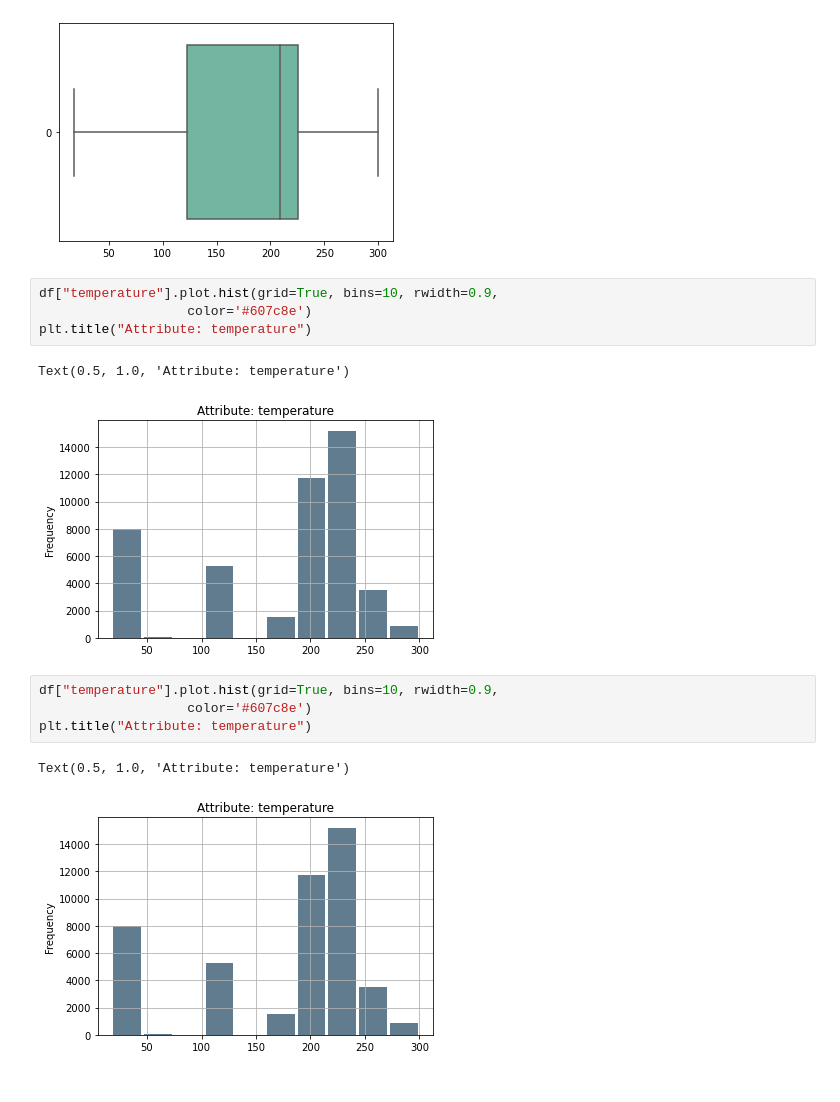
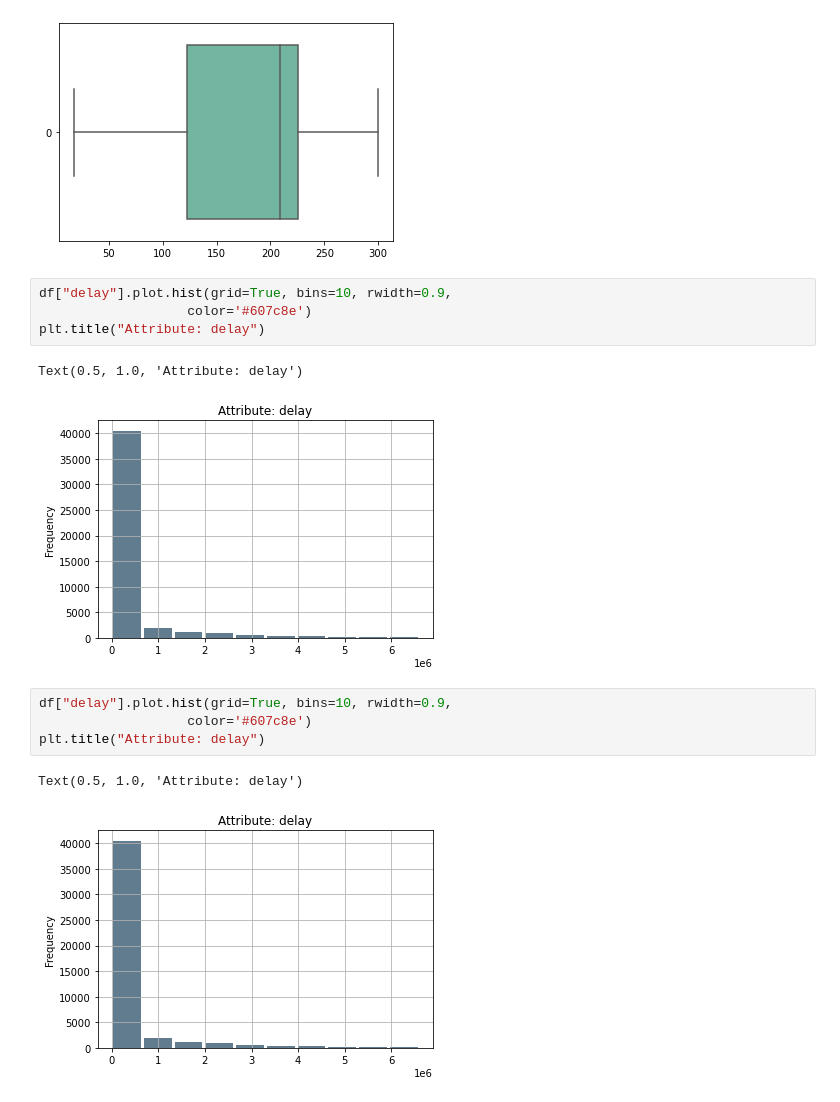
Before and after one commit to SilvaEngComp/Paper-SDN-ML-Algorithms, a Jupyter notebook: graphic_analisys.ipynb, the cells around one changed output. Drawn from its saved outputs; the diff is of its cells as text.

```diff
--- a/graphic_analisys.ipynb
+++ b/graphic_analisys.ipynb
@@ -49,19 +49,19 @@ ax = sns.boxplot(data=df['temperature'], orient="h", palette="Set2")
 # %% [output]
 [figure]
 # %%
-df["temperature"].plot.hist(grid=True, bins=10, rwidth=0.9,
+df["delay"].plot.hist(grid=True, bins=10, rwidth=0.9,
                    color='#607c8e')
-plt.title("Attribute: temperature")
+plt.title("Attribute: delay")
 # %% [output]
-Text(0.5, 1.0, 'Attribute: temperature')
+Text(0.5, 1.0, 'Attribute: delay')
-[figure, old version]
+[figure, new version]
 # %%
-df["temperature"].plot.hist(grid=True, bins=10, rwidth=0.9,
+df["delay"].plot.hist(grid=True, bins=10, rwidth=0.9,
                    color='#607c8e')
-plt.title("Attribute: temperature")
+plt.title("Attribute: delay")
 # %% [output]
-Text(0.5, 1.0, 'Attribute: temperature')
+Text(0.5, 1.0, 'Attribute: delay')
-[figure, old version]
+[figure, new version]
 # %%
 df.corr()
 # %% [output]
```
Also changed, not shown: parts of 13 cells of this notebook, 3 other files.
